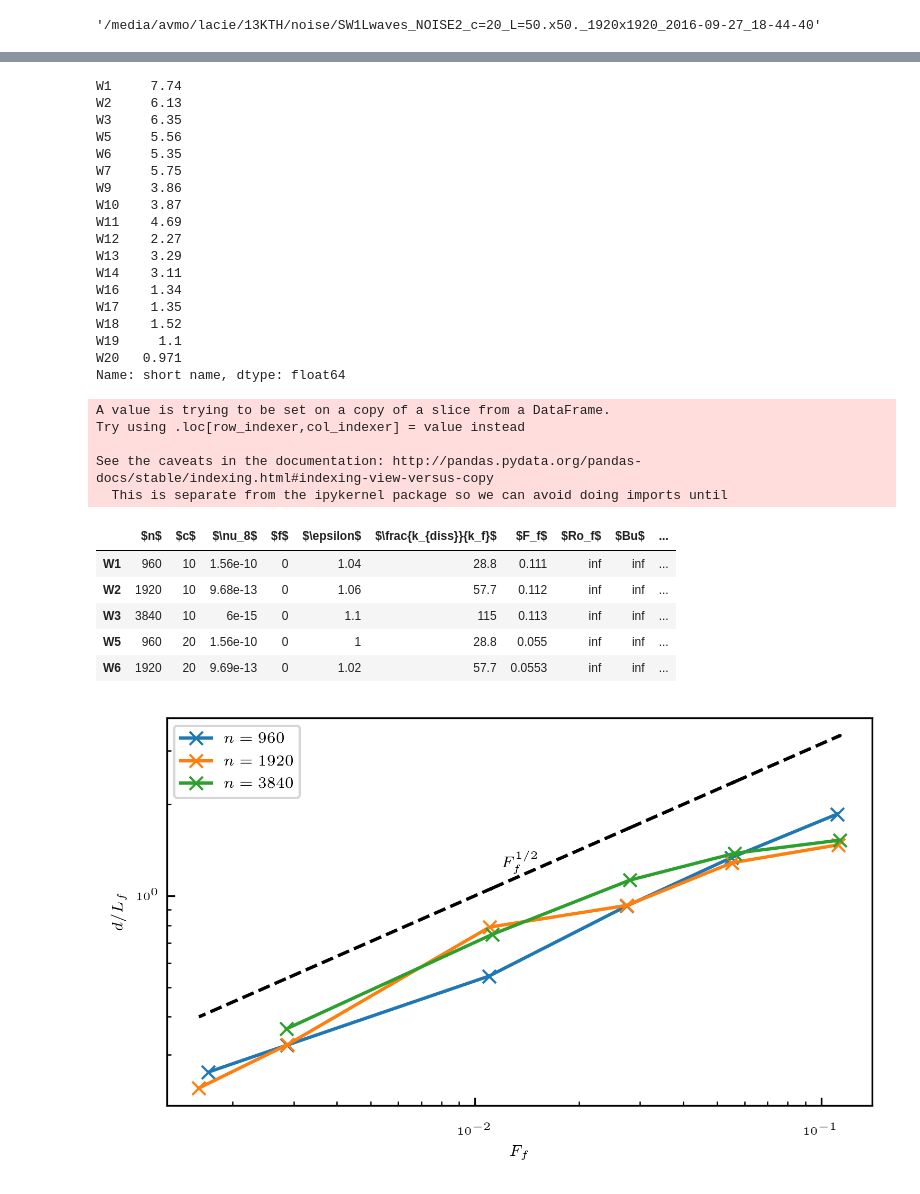
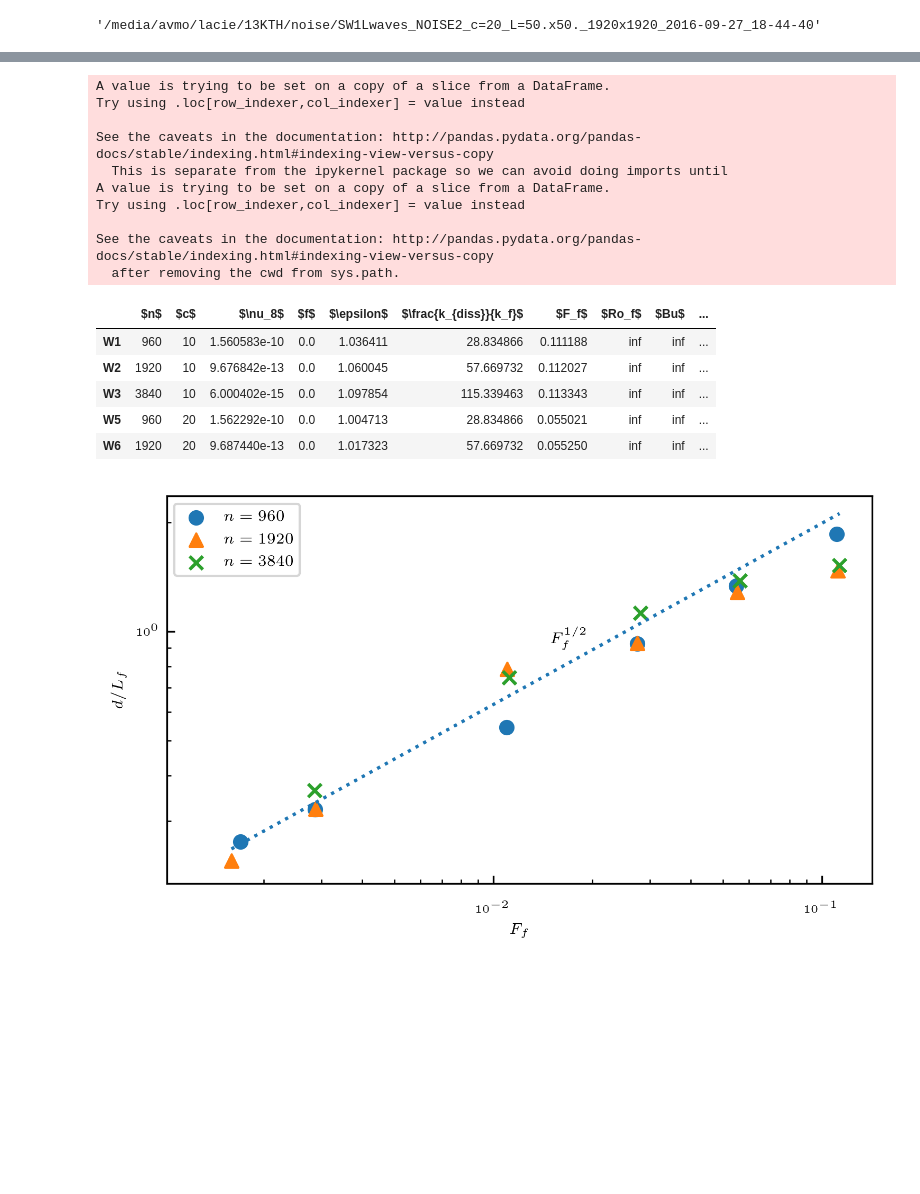
Before and after one commit to ashwinvis/augieretal_jfm_2019_shallow_water, a Jupyter notebook: Python/shock_population.ipynb, the cells around one changed output, grey strips where cells are left out. Cells and saved outputs as stored; diff of their text form; code cells hidden in the pictures; blank space fills up the shorter version.

```diff
--- a/Python/shock_population.ipynb
+++ b/Python/shock_population.ipynb
@@ -128,5 +76,0 @@ plt.plot(ds_avg)
-# %%
-def avg_shock_seperation_from_shortname(short_name):
-    path = paths_sim[short_name]
-    sim = fls.load_state_phys_file(path, merge_missing_params=True)
-    return avg_shock_seperation(sim)
@@ -133,31 +94,15 @@ def avg_shock_seperation_from_shortname(short_name):
 # %%
 %%capture
-result = df["short name"].apply(avg_shock_seperation_from_shortname)
+import pandas as pd
+result = df["short name"].apply(avg_shock_seperation_from_shortname).apply(pd.Series)
-# %%
-result
-# %% [output]
-W1     7.74
-W2     6.13
-W3     6.35
-W5     5.56
-W6     5.35
-W7     5.75
-W9     3.86
-W10    3.87
-W11    4.69
-W12    2.27
-W13    3.29
-W14    3.11
-W16    1.34
-W17    1.35
-W18    1.52
-W19     1.1
-W20   0.971
-Name: short name, dtype: float64
+# %%
+mean = result[0]
+ci = result[1]
 # %%
 from base import _k_f
-Lf = pl.pi / _k_f(sim.params)
-df["shock separation"] = result / Lf
+Lf = np.pi / _k_f(sim.params)
+df["shock separation"] = mean / Lf
+df["shock separation ci"] = ci / Lf
 df.head()
 # %% [output]
 A value is trying to be set on a copy of a slice from a DataFrame.
@@ -165,27 +110,46 @@ Try using .loc[row_indexer,col_indexer] = value instead
 
 See the caveats in the documentation: http://pandas.pydata.org/pandas-docs/stable/indexing.html#indexing-view-versus-copy
   This is separate from the ipykernel package so we can avoid doing imports until
+A value is trying to be set on a copy of a slice from a DataFrame.
+Try using .loc[row_indexer,col_indexer] = value instead
+
+See the caveats in the documentation: http://pandas.pydata.org/pandas-docs/stable/indexing.html#indexing-view-versus-copy
+  after removing the cwd from sys.path.
 |  | $n$ | $c$ | $\nu_8$ | $f$ | $\epsilon$ | $\frac{k_{diss}}{k_f}$ | $F_f$ | $Ro_f$ | $Bu$ | ... |
-| W1 | 960 | 10 | 1.56e-10 | 0 | 1.04 | 28.8 | 0.111 | inf | inf | ... |
-| W2 | 1920 | 10 | 9.68e-13 | 0 | 1.06 | 57.7 | 0.112 | inf | inf | ... |
-| W3 | 3840 | 10 | 6e-15 | 0 | 1.1 | 115 | 0.113 | inf | inf | ... |
-| W5 | 960 | 20 | 1.56e-10 | 0 | 1 | 28.8 | 0.055 | inf | inf | ... |
-| W6 | 1920 | 20 | 9.69e-13 | 0 | 1.02 | 57.7 | 0.0553 | inf | inf | ... |
+| W1 | 960 | 10 | 1.560583e-10 | 0.0 | 1.036411 | 28.834866 | 0.111188 | inf | inf | ... |
+| W2 | 1920 | 10 | 9.676842e-13 | 0.0 | 1.060045 | 57.669732 | 0.112027 | inf | inf | ... |
+| W3 | 3840 | 10 | 6.000402e-15 | 0.0 | 1.097854 | 115.339463 | 0.113343 | inf | inf | ... |
+| W5 | 960 | 20 | 1.562292e-10 | 0.0 | 1.004713 | 28.834866 | 0.055021 | inf | inf | ... |
+| W6 | 1920 | 20 | 9.687440e-13 | 0.0 | 1.017323 | 57.669732 | 0.055250 | inf | inf | ... |
 # %%
 %matplotlib inline
-from base import matplotlib_rc
+from base import matplotlib_rc, markers
 matplotlib_rc()
 fig, ax = plt.subplots(figsize=(5,3))
+mark = markers()
 for n, grp in df.groupby("$n$"):
-    grp.plot(r'$F_f$', 'shock separation', style="x-", ax=ax, label=f"$n={n}$", loglog=True)
+    ax.scatter(
+        r'$F_f$', 'shock separation',
+        marker=next(mark),
+        #kind="scatter", loglog=True, ax=ax
+        data=grp, label=f"$n={n}$")
 
 # ax.loglog(df[r'$c$'], 50./df[r'$c$'], label="$c^{-1}$")
 # ax.loglog(df[r'$c$'], 50./df[r'$c$'] ** 0.5, 'k', label="")
-ax.loglog(df[r'$F_f$'], 10. * df[r'$F_f$'] ** 0.5, 'k--', label="")
-ax.text(1.2e-2, 1.2, r"$F_f ^ {1/2}$")
+uniq_F_f = np.array(sorted(set(df[r'$F_f$'])))
+ax.loglog(uniq_F_f, 2 * np.pi * uniq_F_f ** 0.5, ':', label="")
+# sns.regplot(
+#     '$F_f$', 'shock separation'
+#     data=df,
+#     scatter=False, ax=ax, order=1
+# )
+ax.text(1.5e-2, 0.9, r"$F_f ^ {1/2}$")
+ax.set_xscale("log")
+ax.set_yscale("log")
+ax.set_xlabel('$F_f$')
 ax.set_ylabel("$d / L_f$")
 ax.legend()
 fig.tight_layout()
 plt.show()
 # %% [output]
-[figure, old version]
+[figure, new version]
```
Also changed, not shown: parts of 16 cells of this notebook, 9 other files.
